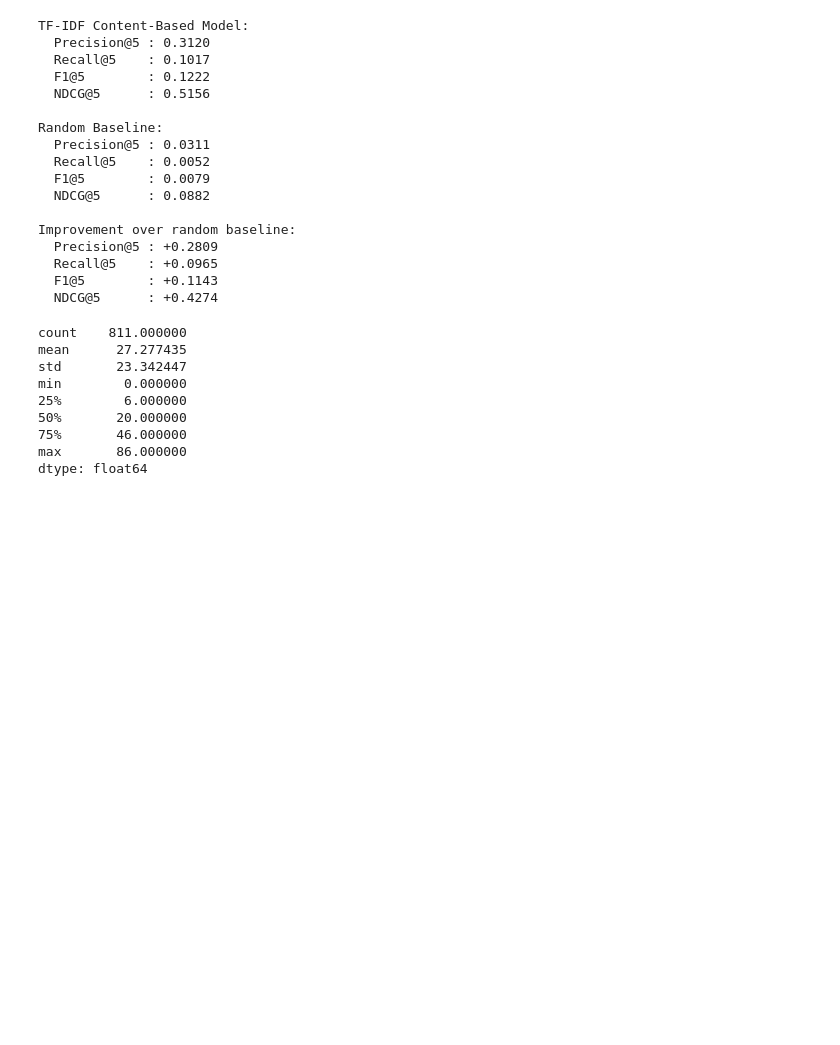
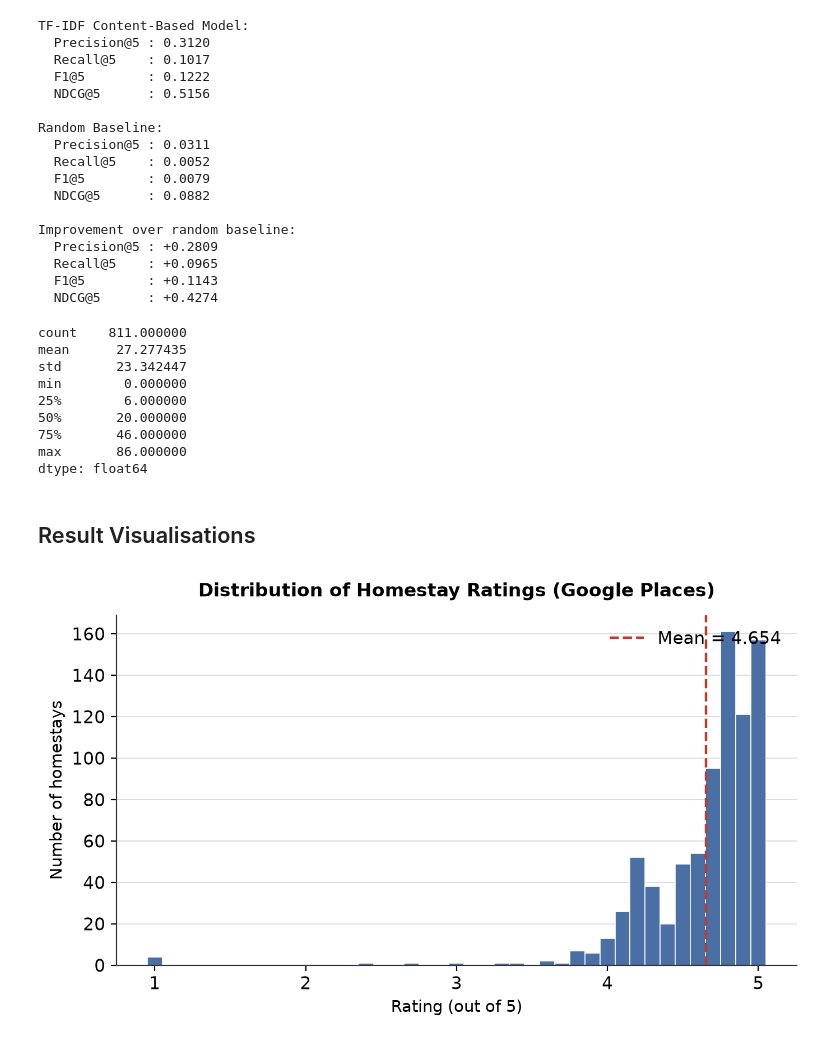
Before and after one commit to pranay-sampang/an-explainable-content-based-recommendation-system-for-homestays, a Jupyter notebook: notebooks/06_evaluation_deployment.ipynb, the cells around one changed output. Saved outputs shown, nothing was run; the diff lists cells and outputs as text; code cells hidden in the pictures; blank space fills up the shorter version.

```diff
--- a/notebooks/06_evaluation_deployment.ipynb
+++ b/notebooks/06_evaluation_deployment.ipynb
@@ -465,3 +434,5 @@ min        0.000000
 75%       46.000000
 max       86.000000
 dtype: float64
+# %% [markdown]
+## Result Visualisations
@@ -467,0 +484,15 @@ dtype: float64
+# %%
+# ==========================================
+# FIGURE: RATING DISTRIBUTION
+# ==========================================
+
+styled_hist(
+    df["rating"],
+    bins=np.arange(df["rating"].min() - 0.05, df["rating"].max() + 0.15, 0.1),
+    title="Distribution of Homestay Ratings (Google Places)",
+    xlabel="Rating (out of 5)",
+    filename="rating_distribution.png",
+    mean_val=float(df["rating"].mean()),
+)
+# %% [output]
+[figure, added]
```
Also changed, not shown: parts of 9 cells of this notebook, 11 other files.
